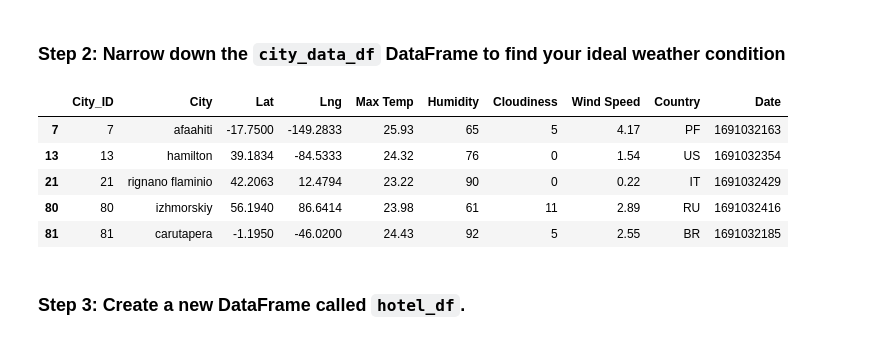
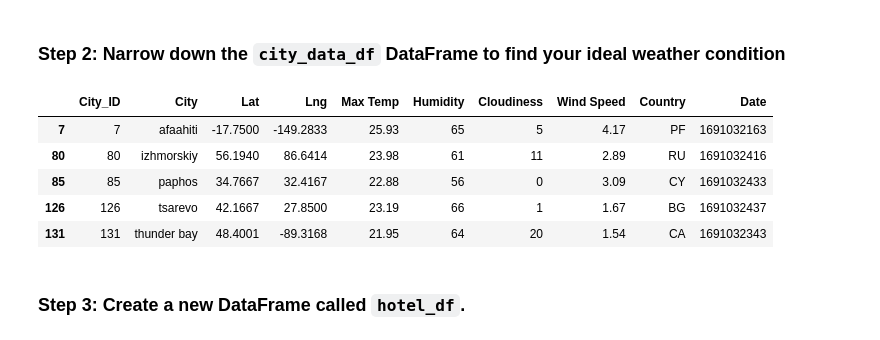
Before and after one commit to wemlaztdj/python-api-challenge, a Jupyter notebook: WeatherPy/VacationPy.ipynb, the cells around one changed output. Saved outputs shown, nothing was run; the diff lists cells and outputs as text; code cells hidden in the pictures.

```diff
--- a/WeatherPy/VacationPy.ipynb
+++ b/WeatherPy/VacationPy.ipynb
@@ -77,28 +57,29 @@ memory usage: 45.0+ KB
 # %%
 # Narrow down cities that fit criteria and drop any results with null values
 # A max temperature lower than 27 degrees but higher than 21
 # Wind speed less than 4.5 m/s
-# Zero cloudiness
+# more
 
 city_df=city_data_df[
     (city_data_df['Max Temp']>21) &
     (city_data_df['Max Temp']<27) &
     (city_data_df['Wind Speed']<4.5) &
-    (city_data_df['Cloudiness']<20)
+    (city_data_df['Cloudiness']<60) &
+    (city_data_df['Humidity']<70)
                 ]
 
 # Drop any rows with null values
 city_df=city_df.dropna()
 
 # Display sample data
 city_df.head()
 # %% [output]
 |  | City_ID | City | Lat | Lng | Max Temp | Humidity | Cloudiness | Wind Speed | Country | Date |
 | 7 | 7 | afaahiti | -17.7500 | -149.2833 | 25.93 | 65 | 5 | 4.17 | PF | 1691032163 |
-| 13 | 13 | hamilton | 39.1834 | -84.5333 | 24.32 | 76 | 0 | 1.54 | US | 1691032354 |
-| 21 | 21 | rignano flaminio | 42.2063 | 12.4794 | 23.22 | 90 | 0 | 0.22 | IT | 1691032429 |
 | 80 | 80 | izhmorskiy | 56.1940 | 86.6414 | 23.98 | 61 | 11 | 2.89 | RU | 1691032416 |
-| 81 | 81 | carutapera | -1.1950 | -46.0200 | 24.43 | 92 | 5 | 2.55 | BR | 1691032185 |
+| 85 | 85 | paphos | 34.7667 | 32.4167 | 22.88 | 56 | 0 | 3.09 | CY | 1691032433 |
+| 126 | 126 | tsarevo | 42.1667 | 27.8500 | 23.19 | 66 | 1 | 1.67 | BG | 1691032437 |
+| 131 | 131 | thunder bay | 48.4001 | -89.3168 | 21.95 | 64 | 20 | 1.54 | CA | 1691032343 |
 # %% [markdown]
 ### Step 3: Create a new DataFrame called `hotel_df`.
 # %%
```
Also changed, not shown: parts of 4 cells of this notebook.
